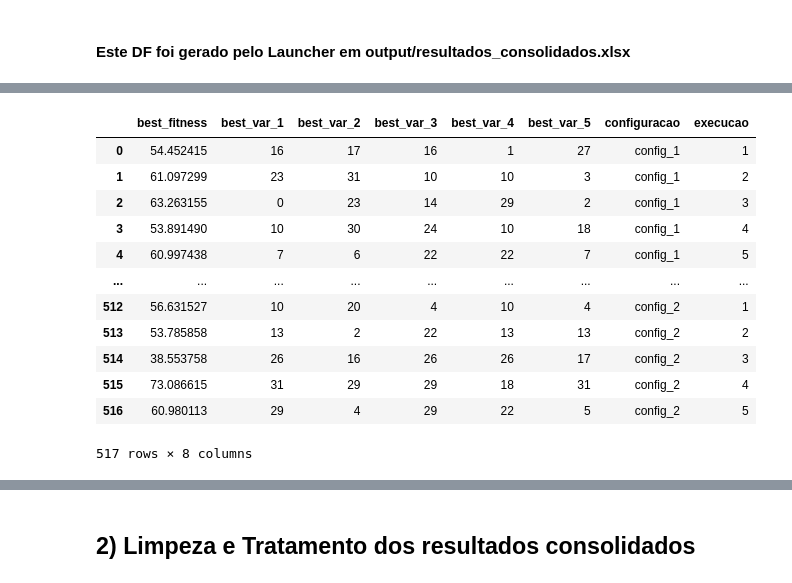
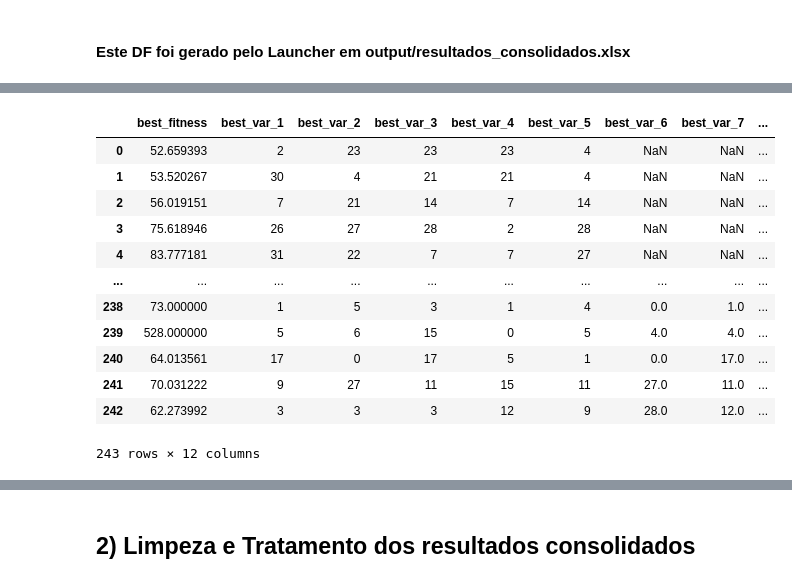
Before and after one commit to PedroVic12/Repopulation-With-Elite-Set, a Jupyter notebook: data_analysis.ipynb, the cells around one changed output, grey strips where cells are left out. Cells and saved outputs as stored; diff of their text form; code cells hidden in the pictures.

```diff
--- a/data_analysis.ipynb
+++ b/data_analysis.ipynb
@@ -11,7 +11,7 @@ df_mutacao_100_gen = pd.read_excel("/home/pedrov12/Documentos/GitHub/Repopulatio
 
 df_resultados_4x_mutacao = pd.read_excel("/home/pedrov12/Documentos/GitHub/Repopulation-With-Elite-Set/resultados - Artigo PIBIC/dataset/resultados_consolidados_variando_mutaca_4x.xlsx")
 
-df_resultados_Agosto_Laucher_Streamlit = pd.read_csv("/home/pedrov12/Documentos/GitHub/Repopulation-With-Elite-Set/resultados - Artigo PIBIC/dataset/resultados_consolidados_Agosto_Laucher_Streamlit.csv")
+df_resultados_Agosto_Laucher_Streamlit = pd.read_excel("/home/pedrov12/Documentos/GitHub/Repopulation-With-Elite-Set/src/output/resultados_consolidados.xlsx")
 # %% [markdown]
 #### Este DF foi gerado pelo Launcher em output/resultados_consolidados.xlsx
 # %%
@@ -26,22 +27,22 @@ df_resultados_Agosto_Laucher_Streamlit.head(3)
 # %%
 
-best_variables_df = df_resultados_Agosto_Laucher_Streamlit[["best_fitness","best_var_1", "best_var_2", "best_var_3", "best_var_4", "best_var_5","configuracao", "execucao",]]
+best_variables_df = df_resultados_Agosto_Laucher_Streamlit[["best_fitness","best_var_1", "best_var_2", "best_var_3", "best_var_4", "best_var_5", "best_var_6", "best_var_7", "best_var_8", "best_var_9", "configuracao", "execucao",]]
 
 for i in range(best_variables_df.index.start + 1,best_variables_df.index.stop):
     pass
 display(best_variables_df)
 (best_variables_df.groupby("configuracao")).mean()
 # %% [output]
-|  | best_fitness | best_var_1 | best_var_2 | best_var_3 | best_var_4 | best_var_5 | configuracao | execucao |
-| 0 | 54.452415 | 16 | 17 | 16 | 1 | 27 | config_1 | 1 |
-| 1 | 61.097299 | 23 | 31 | 10 | 10 | 3 | config_1 | 2 |
-| 2 | 63.263155 | 0 | 23 | 14 | 29 | 2 | config_1 | 3 |
-| 3 | 53.891490 | 10 | 30 | 24 | 10 | 18 | config_1 | 4 |
-| 4 | 60.997438 | 7 | 6 | 22 | 22 | 7 | config_1 | 5 |
-| ... | ... | ... | ... | ... | ... | ... | ... | ... |
-| 512 | 56.631527 | 10 | 20 | 4 | 10 | 4 | config_2 | 1 |
-| 513 | 53.785858 | 13 | 2 | 22 | 13 | 13 | config_2 | 2 |
-| 514 | 38.553758 | 26 | 16 | 26 | 26 | 17 | config_2 | 3 |
-| 515 | 73.086615 | 31 | 29 | 29 | 18 | 31 | config_2 | 4 |
-| 516 | 60.980113 | 29 | 4 | 29 | 22 | 5 | config_2 | 5 |
+|  | best_fitness | best_var_1 | best_var_2 | best_var_3 | best_var_4 | best_var_5 | best_var_6 | best_var_7 | ... |
+| 0 | 52.659393 | 2 | 23 | 23 | 23 | 4 | NaN | NaN | ... |
+| 1 | 53.520267 | 30 | 4 | 21 | 21 | 4 | NaN | NaN | ... |
+| 2 | 56.019151 | 7 | 21 | 14 | 7 | 14 | NaN | NaN | ... |
+| 3 | 75.618946 | 26 | 27 | 28 | 2 | 28 | NaN | NaN | ... |
+| 4 | 83.777181 | 31 | 22 | 7 | 7 | 27 | NaN | NaN | ... |
+| ... | ... | ... | ... | ... | ... | ... | ... | ... | ... |
+| 238 | 73.000000 | 1 | 5 | 3 | 1 | 4 | 0.0 | 1.0 | ... |
+| 239 | 528.000000 | 5 | 6 | 15 | 0 | 5 | 4.0 | 4.0 | ... |
+| 240 | 64.013561 | 17 | 0 | 17 | 5 | 1 | 0.0 | 17.0 | ... |
+| 241 | 70.031222 | 9 | 27 | 11 | 15 | 11 | 27.0 | 11.0 | ... |
+| 242 | 62.273992 | 3 | 3 | 3 | 12 | 9 | 28.0 | 12.0 | ... |
-517 rows × 8 columns
+243 rows × 12 columns
```
Also changed, not shown: parts of 9 cells of this notebook, 9 other files.
